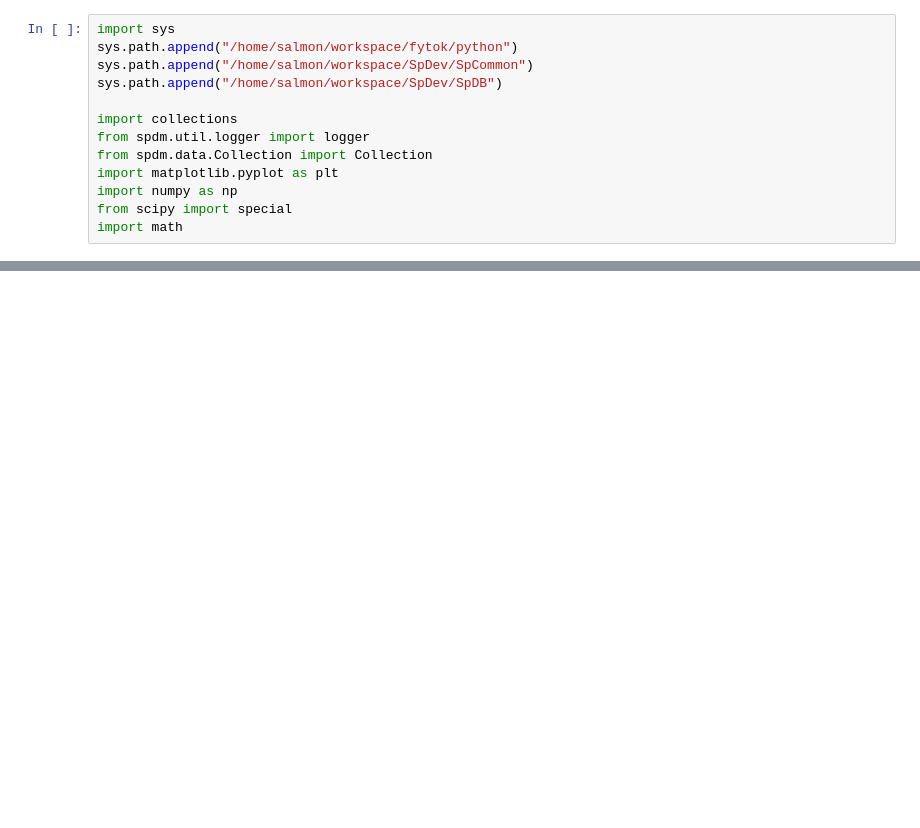
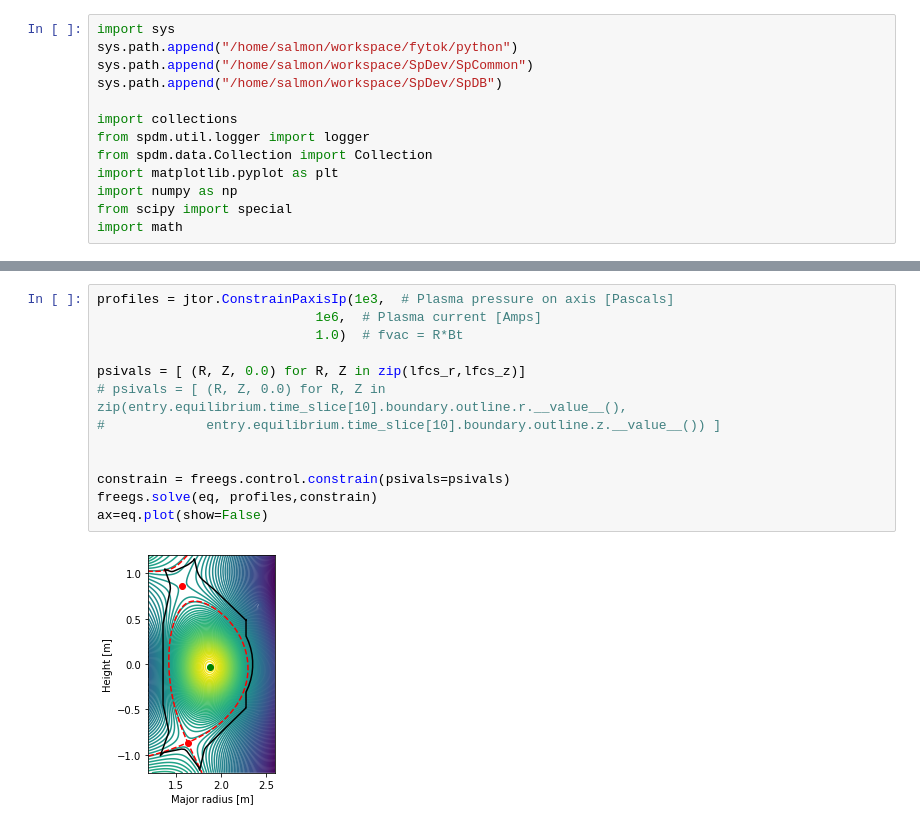
Before and after one commit to fusion-yun/fytok_old, a Jupyter notebook: examples/fy_magnetic.ipynb, the cells around one changed output, grey strips where cells are left out. Cells and saved outputs as stored; diff of their text form; blank space fills up the shorter version.

```diff
--- a/examples/fy_magnetic.ipynb
+++ b/examples/fy_magnetic.ipynb
@@ -91,0 +97,15 @@ for ix in range(NX):
+# %%
+profiles = jtor.ConstrainPaxisIp(1e3,  # Plasma pressure on axis [Pascals]
+                            1e6,  # Plasma current [Amps]
+                            1.0)  # fvac = R*Bt
+
+psivals = [ (R, Z, 0.0) for R, Z in zip(lfcs_r,lfcs_z)]
+# psivals = [ (R, Z, 0.0) for R, Z in zip(entry.equilibrium.time_slice[10].boundary.outline.r.__value__(),
+#             entry.equilibrium.time_slice[10].boundary.outline.z.__value__()) ]
+
+
+constrain = freegs.control.constrain(psivals=psivals)
+freegs.solve(eq, profiles,constrain)
+ax=eq.plot(show=False)
+# %% [output]
+[figure, added]
```
Also changed, not shown: parts of 16 cells of this notebook, 4 other files.
